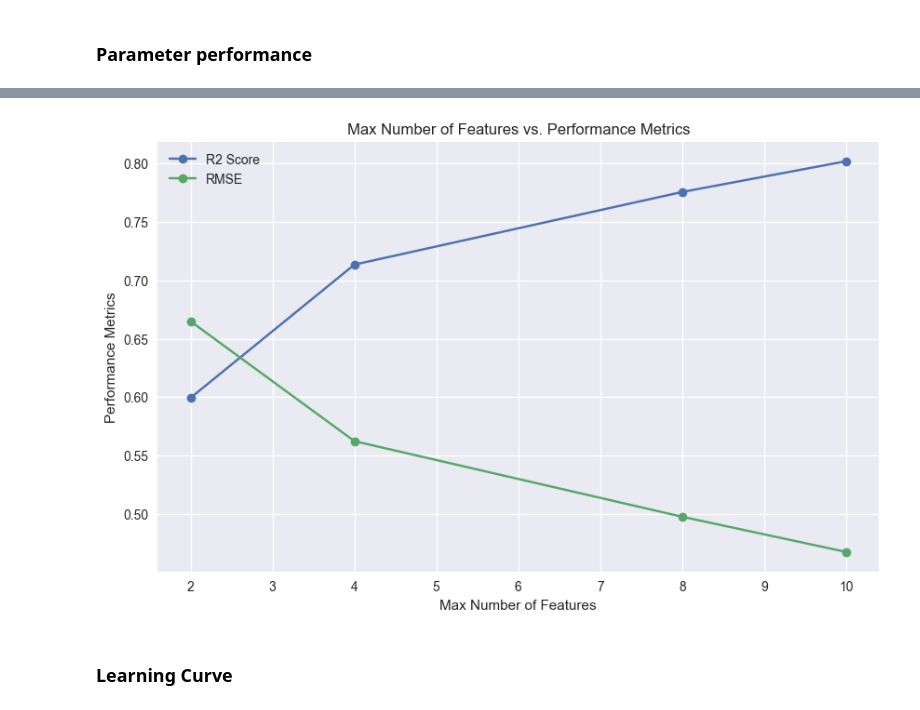
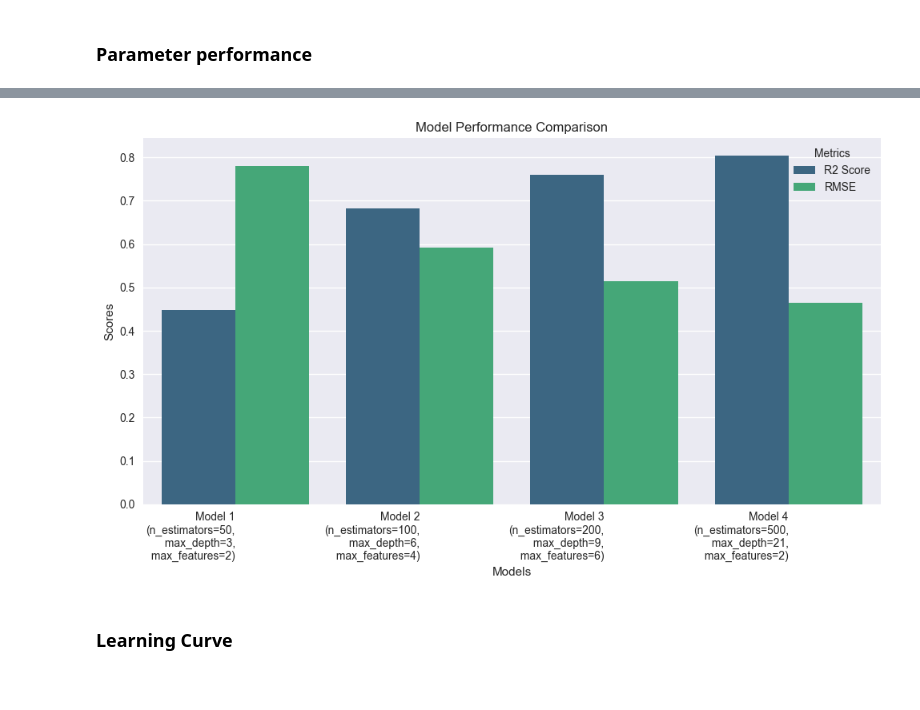
Before and after one commit to efyrb4/dsda-zdat2003-assessment-2-efyrb4, a Jupyter notebook: src/ML_experiments.ipynb, the cells around one changed output, grey strips where cells are left out. Drawn from its saved outputs; the diff is of its cells as text; code cells hidden in the pictures.

```diff
--- a/src/ML_experiments.ipynb
+++ b/src/ML_experiments.ipynb
@@ -537,15 +555,34 @@ plt.show()
-# %%
-# Plotting the change in max number of features against the performance metrics
-plt.figure(figsize=(10, 6))
-plt.plot(max_features, r2_scores, marker='o', label='R2 Score')
-plt.plot(max_features, rmse_scores, marker='o', label='RMSE')
-plt.xlabel('Max Number of Features')
-plt.ylabel('Performance Metrics')
-plt.title('Max Number of Features vs. Performance Metrics')
-plt.legend()
-plt.show()
-# %% [output]
-[figure, removed]
+# %%
+# X-axis labels for the models, to show the hyperparameters used for each model
+model_params_labels = [
+    "Model 1\n(n_estimators=50,\n max_depth=3,\n max_features=2)",
+    "Model 2\n(n_estimators=100,\n max_depth=6,\n max_features=4)",
+    "Model 3\n(n_estimators=200,\n max_depth=9,\n max_features=6)",
+    "Model 4\n(n_estimators=500,\n max_depth=21,\n max_features=2)"
+]
+
+# Dataframe to store the performance metrics for each model
+performance_df = pd.DataFrame({
+    'Model': model_params_labels,
+    'R2 Score': r2_scores,
+    'RMSE': rmse_scores
+})
+
+# Melting the dataframe to ensure that the data is in the right format for plotting, this enables to plot the R2 score and RMSE score on the same plot
+performance_df_melted = performance_df.melt(id_vars='Model', var_name='Metric', value_name='Score')
+
+# Plotting the performance metrics for each model
+plt.figure(figsize=(10, 6))
+sns.barplot(x='Model', y='Score', hue='Metric', data=performance_df_melted, palette='viridis')
+plt.xticks(rotation=0, ha='right', fontsize=10)
+plt.xlabel('Models')
+plt.ylabel('Scores')
+plt.title('Model Performance Comparison')
+plt.legend(title='Metrics')
+plt.tight_layout()
+plt.show()
+# %% [output]
+[figure, added]
 # %% [markdown]
 ### Learning Curve
 # %%
```
Also changed, not shown: parts of 9 cells of this notebook.
